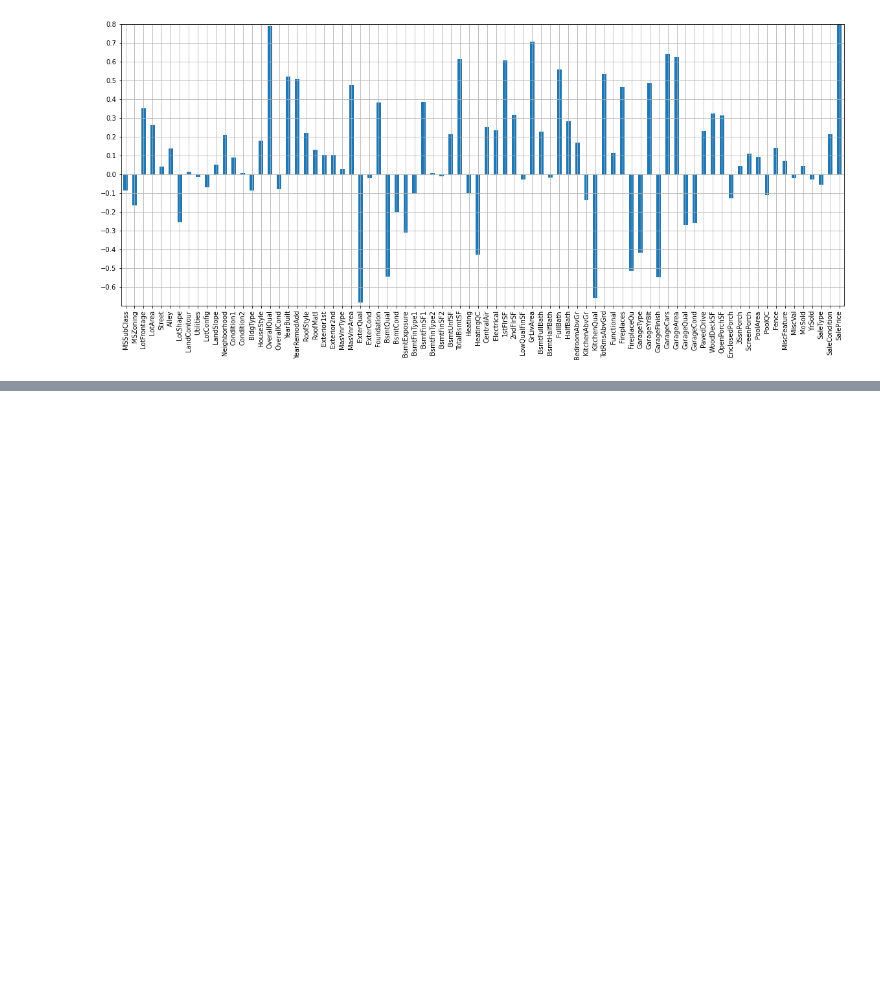
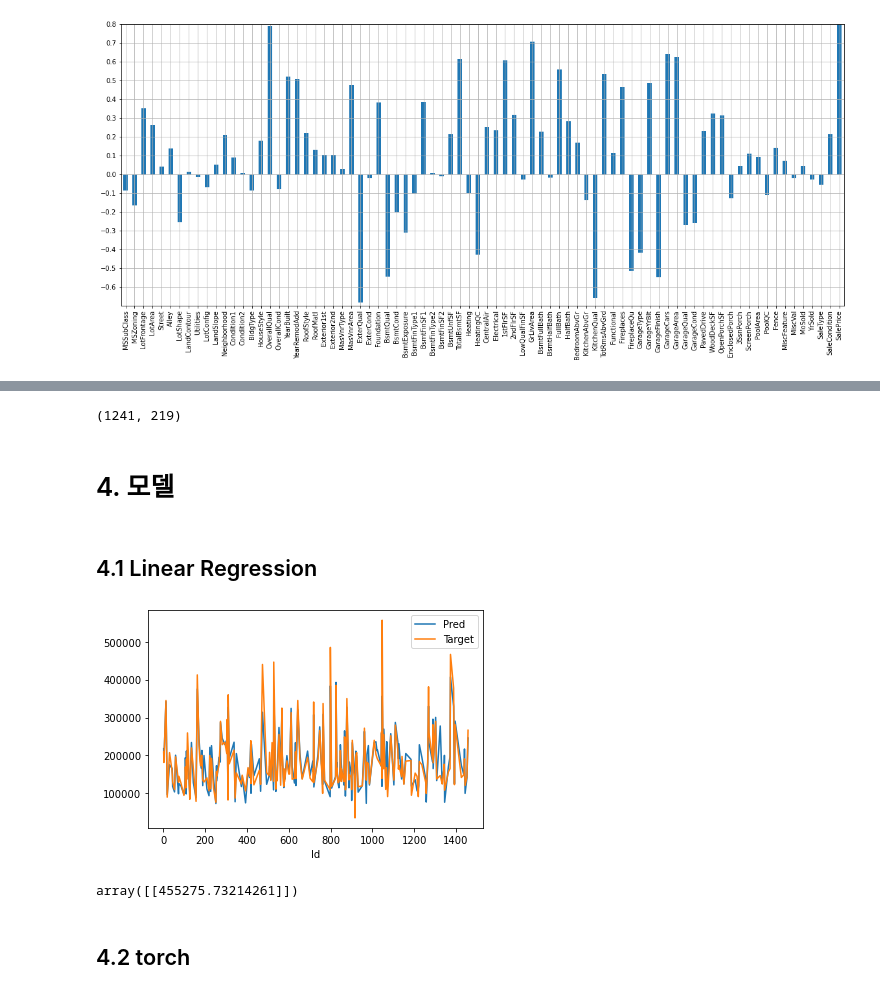
Before and after one commit to nsms556/Kaggle-House, a Jupyter notebook: house.ipynb, the cells around one changed output, grey strips where cells are left out. Cells and saved outputs as stored; diff of their text form; code cells hidden in the pictures; blank space fills up the shorter version.

```diff
--- a/house.ipynb
+++ b/house.ipynb
@@ -185,0 +254,3 @@ filtered_cols, len(filtered_cols)
+# %%
+train_df['MasVnrArea'].fillna(train_df['MasVnrArea'].mean(), inplace=True)
+train_df['LotFrontage'].fillna(train_df['LotFrontage'].mean(), inplace=True)
@@ -185,0 +266,33 @@ filtered_cols, len(filtered_cols)
+# %%
+rs = 22
+train_df, val_df = train_test_split(train_df, test_size=0.15, random_state=rs)
+len(train_df), len(val_df)
+# %% [output]
+(1241, 219)
+# %%
+train_Y = train_df['SalePrice']
+train_X = train_df.drop('SalePrice', axis=1)
+
+val_Y = val_df['SalePrice']
+val_X = val_df.drop('SalePrice', axis=1)
+# %% [markdown]
+# 4. 모델
+# %% [markdown]
+## 4.1 Linear Regression
+# %%
+linear = LinearRegression()
+linear.fit(train_X, train_Y)
+
+pred_Y = linear.predict(val_X)
+# %%
+pd.DataFrame({'Pred':pred_Y, 'Target':val_Y}).sort_index().plot()
+
+plt.show()
+# %% [output]
+[figure, added]
+# %%
+euclidean_distances(val_Y.values.reshape(1, -1), pred_Y.reshape(1, -1))
+# %% [output]
+array([[455275.73214261]])
+# %% [markdown]
+## 4.2 torch
```
Also changed, not shown: parts of 17 cells of this notebook.
